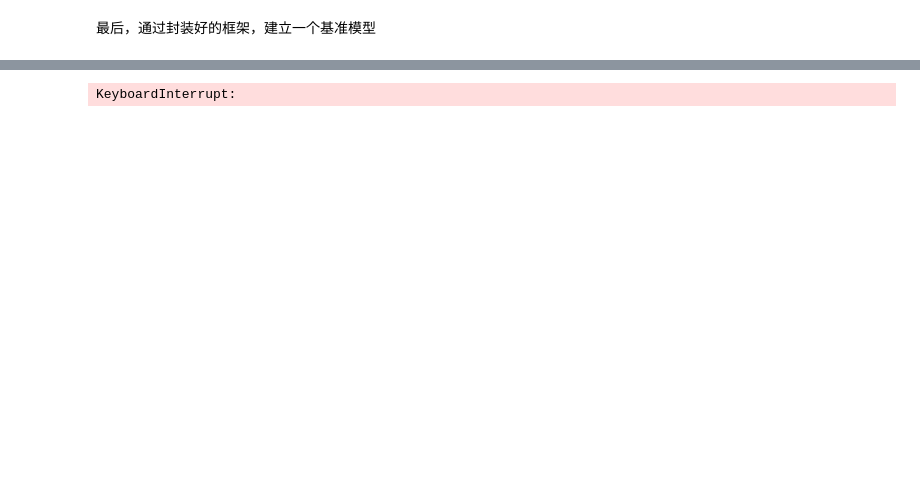
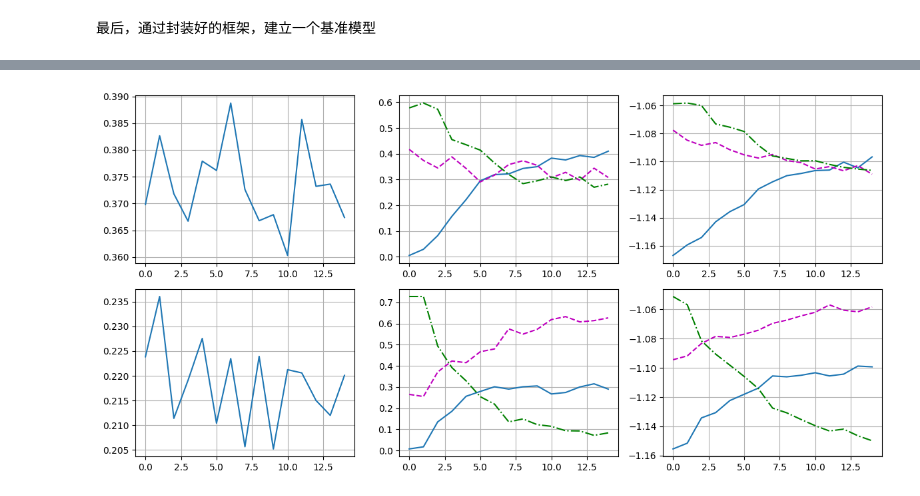
Before and after one commit to FerdinandEoverm/Index_Future_Prediction, a Jupyter notebook: framework/7. BaselineModel-LSTM.ipynb, the cells around one changed output, grey strips where cells are left out. Drawn from its saved outputs; the diff is of its cells as text; code cells hidden in the pictures; blank space fills up the shorter version.

```diff
--- a/framework/7. BaselineModel-LSTM.ipynb
+++ b/framework/7. BaselineModel-LSTM.ipynb
@@ -29,4 +30,4 @@ from utils.random_split import RandomSplit
 data_set = RandomSplit(data, 'cuda:0')
 data_set.set_output(feature.columns, dtype = torch.float32, unfold = True)
 data_set.set_output(['ch_next_week', 'down_probability', 'middle_probability', 'up_probability'], dtype = torch.float32, unfold = False)
-train_set, validation_set, test_set = data_set.get_split_data(500, 250, 250, 30)
+train_set, validation_set, test_set = data_set.get_split_data(700, 250, 250, 30)
@@ -33,6 +46,6 @@ train_set, validation_set, test_set = data_set.get_split_data(500, 250, 250, 30)
 # %%
 from utils.hybrid_loss import HybridLoss
-loss_fn = HybridLoss(alpha = 0.5, delta = 50)
+loss_fn = HybridLoss(alpha = 1e-3, delta = 1)
 # %%
 from utils.prediction_recorder import PredictionRecorder
 recorder = PredictionRecorder(is_logits = True)
@@ -70,7 +81,7 @@ class Baseline_LSTM(nn.Module):
 # %%
 model = Baseline_LSTM(input_size = 17,
                       hidden_size = 17 * 2,
-                      num_layers = 2,
+                      num_layers = 1,
                       dropout = 0.5,
                       ).to('cuda:0')
 
@@ -79,15 +90,16 @@ scheduler = lr_scheduler.StepLR(optimizer, step_size=1, gamma=0.9)
 # %%
 from utils.model_train import ModelTrain
 train = ModelTrain(model = model,
                    train_set = train_set,
                    validation_set=validation_set,
                    test_set=test_set,
                    loss_fn = loss_fn,
                    optimizer = optimizer,
                    scheduler=scheduler,
                    recorder=recorder,
                    graph=animator,
+                   threshold = 45,
                    )
-train.epoch_train(10,100,10)
+train.epoch_train(epochs = 30, round = 100, early_stop = 10)
 # %% [output]
-KeyboardInterrupt:
+[figure, added]
```
Also changed, not shown: parts of 9 cells of this notebook, 3 other files.
